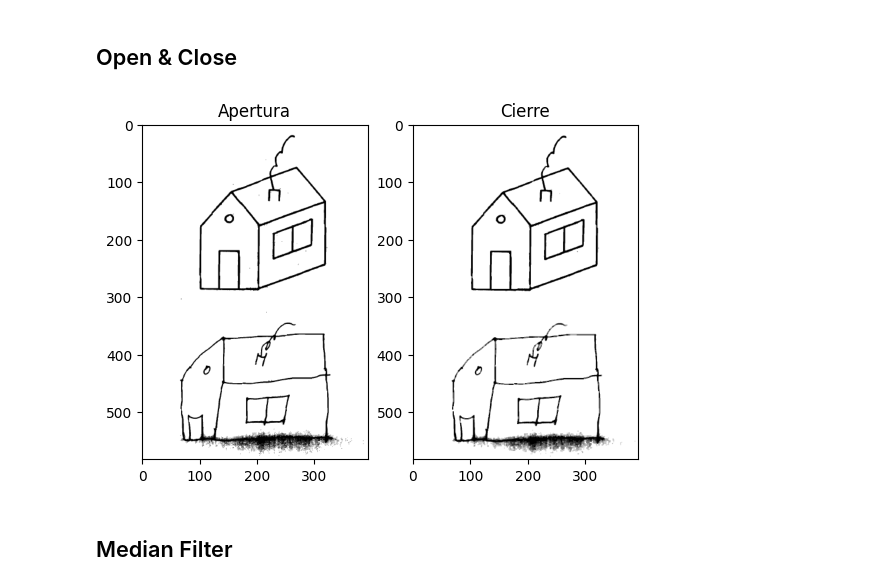
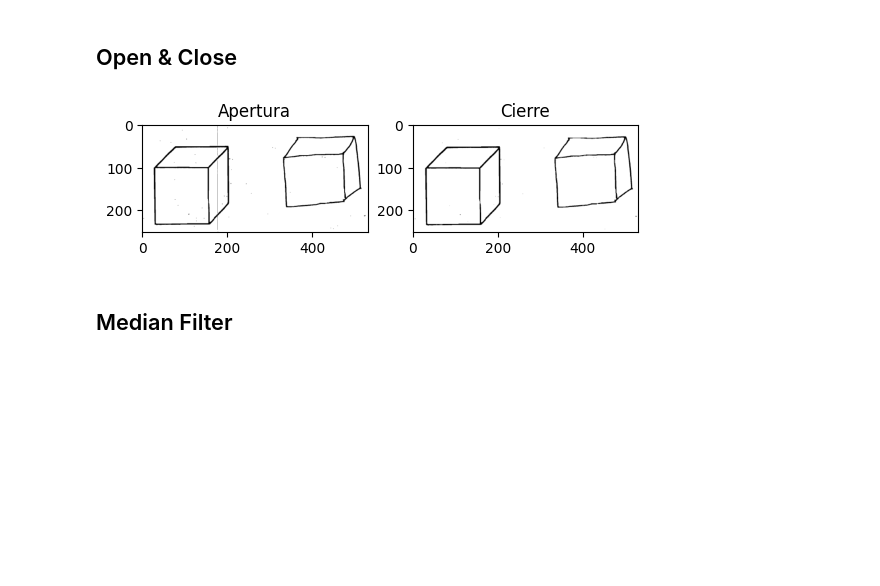
Before and after one commit to TheDandyCodes/computer-vision, a Jupyter notebook: PEC1/denoising.ipynb, the cells around one changed output. Cells and saved outputs as stored; diff of their text form; code cells hidden in the pictures; blank space fills up the shorter version.

```diff
--- a/PEC1/denoising.ipynb
+++ b/PEC1/denoising.ipynb
@@ -125,30 +102,30 @@ plt.show()
 # %%
 import cv2
 import matplotlib.pyplot as plt
 
 # Cargar imagen binarizada
-imagen = cv2.imread('../PEC1/data/DibujosNPT/N_328_THS_TOTAL-ev1-h.png', cv2.IMREAD_GRAYSCALE)
+imagen = cv2.imread('../PEC1/data/DibujosNPT/N_325_RCC_TOTAL-ev1-c.png', cv2.IMREAD_GRAYSCALE)
 
 # Crear un kernel (por ejemplo, un cuadrado de 3x3)
 kernel = cv2.getStructuringElement(cv2.MORPH_RECT, (2, 2))
 
 # Aplicar apertura para eliminar ruido de "sal"
 imagen_apertura = cv2.morphologyEx(imagen, cv2.MORPH_OPEN, kernel)
 
 # Aplicar cierre para eliminar ruido de "pimienta"
 imagen_cierre = cv2.morphologyEx(imagen_apertura, cv2.MORPH_CLOSE, kernel)
 
 # Mostrar resultados
 plt.subplot(1, 2, 1)
 plt.title('Apertura')
 plt.imshow(imagen_apertura, cmap='gray')
 
 plt.subplot(1, 2, 2)
 plt.title('Cierre')
 plt.imshow(imagen_cierre, cmap='gray')
 plt.show()
 # %% [output]
-[figure, old version]
+[figure, new version]
 # %% [markdown]
 ## Median Filter
 # %%
```
Also changed, not shown: parts of 3 cells of this notebook.
